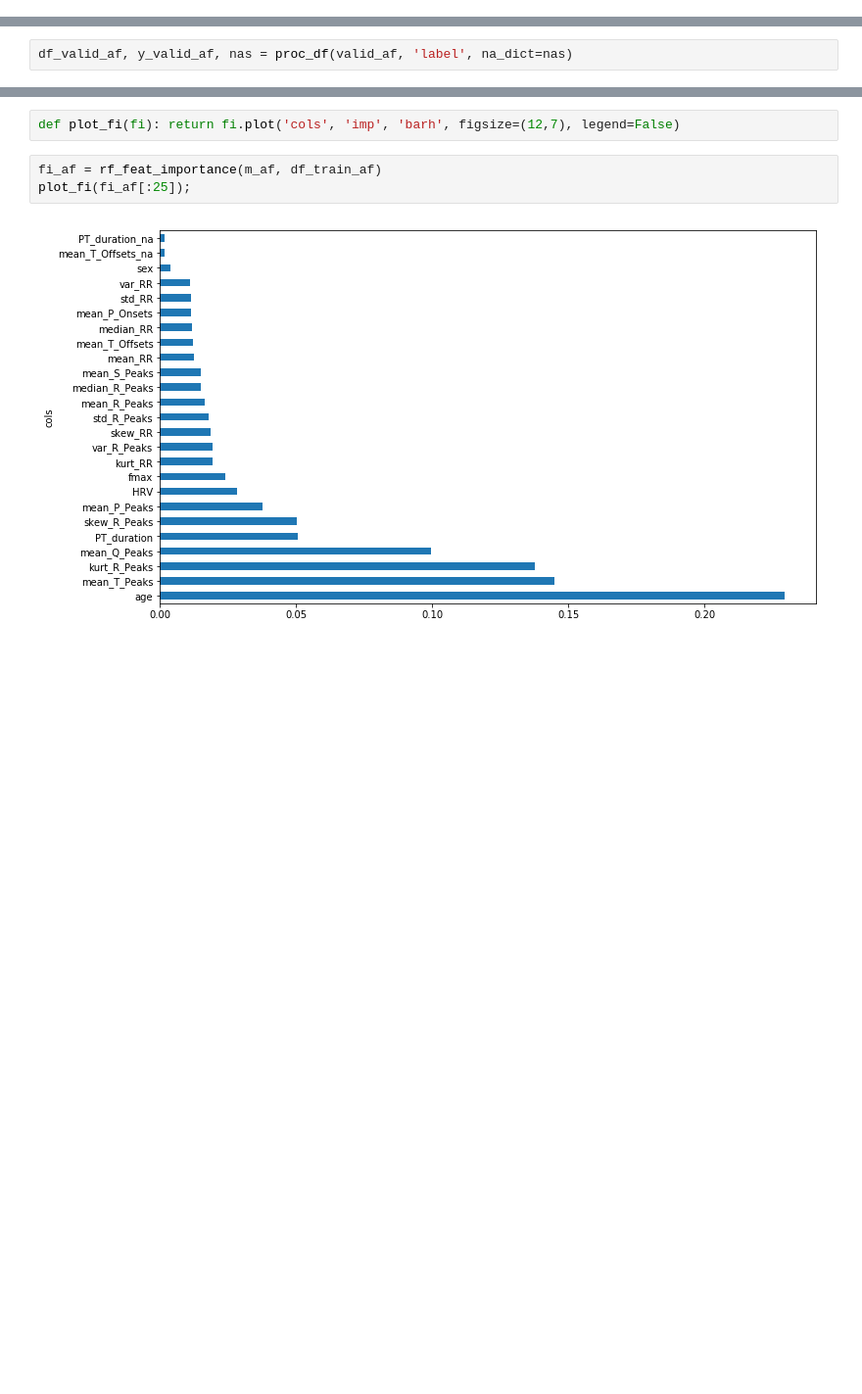
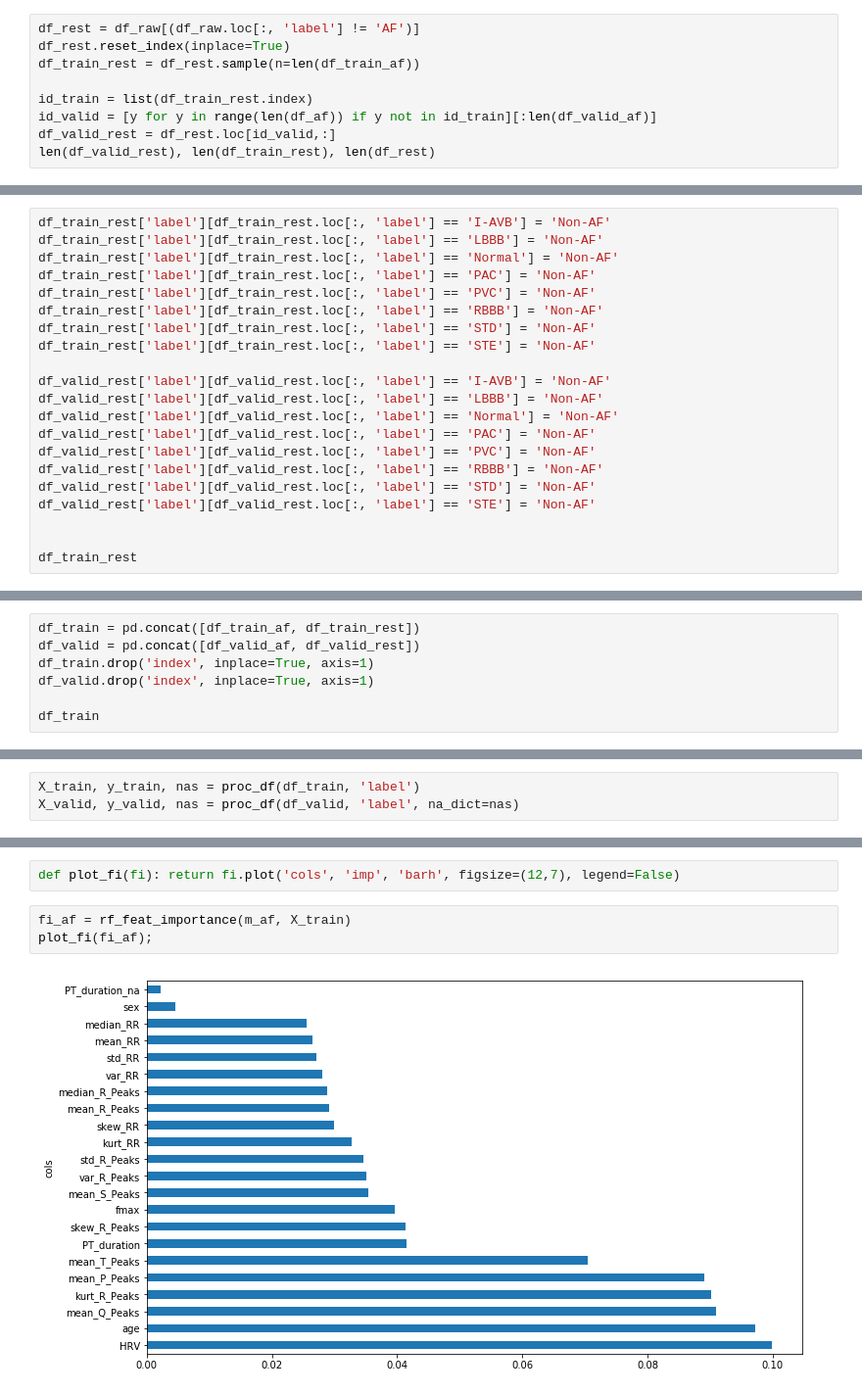
Before and after one commit to tomiambro/phys2020Classifier, a Jupyter notebook: AFDetection.ipynb, the cells around one changed output, grey strips where cells are left out. Shown: that part at 98% size. Saved outputs shown, nothing was run; the diff lists cells and outputs as text; blank space fills up the shorter version.

```diff
--- a/AFDetection.ipynb
+++ b/AFDetection.ipynb
@@ -77,0 +76,9 @@ def random_split(df, valid_size):
+# %%
+df_rest = df_raw[(df_raw.loc[:, 'label'] != 'AF')]
+df_rest.reset_index(inplace=True)
+df_train_rest = df_rest.sample(n=len(df_train_af))
+
+id_train = list(df_train_rest.index)
+id_valid = [y for y in range(len(df_af)) if y not in id_train][:len(df_valid_af)]
+df_valid_rest = df_rest.loc[id_valid,:]
+len(df_valid_rest), len(df_train_rest), len(df_rest)
@@ -77,0 +106,21 @@ def random_split(df, valid_size):
+# %%
+df_train_rest['label'][df_train_rest.loc[:, 'label'] == 'I-AVB'] = 'Non-AF'
+df_train_rest['label'][df_train_rest.loc[:, 'label'] == 'LBBB'] = 'Non-AF'
+df_train_rest['label'][df_train_rest.loc[:, 'label'] == 'Normal'] = 'Non-AF'
+df_train_rest['label'][df_train_rest.loc[:, 'label'] == 'PAC'] = 'Non-AF'
+df_train_rest['label'][df_train_rest.loc[:, 'label'] == 'PVC'] = 'Non-AF'
+df_train_rest['label'][df_train_rest.loc[:, 'label'] == 'RBBB'] = 'Non-AF'
+df_train_rest['label'][df_train_rest.loc[:, 'label'] == 'STD'] = 'Non-AF'
+df_train_rest['label'][df_train_rest.loc[:, 'label'] == 'STE'] = 'Non-AF'
+
+df_valid_rest['label'][df_valid_rest.loc[:, 'label'] == 'I-AVB'] = 'Non-AF'
+df_valid_rest['label'][df_valid_rest.loc[:, 'label'] == 'LBBB'] = 'Non-AF'
+df_valid_rest['label'][df_valid_rest.loc[:, 'label'] == 'Normal'] = 'Non-AF'
+df_valid_rest['label'][df_valid_rest.loc[:, 'label'] == 'PAC'] = 'Non-AF'
+df_valid_rest['label'][df_valid_rest.loc[:, 'label'] == 'PVC'] = 'Non-AF'
+df_valid_rest['label'][df_valid_rest.loc[:, 'label'] == 'RBBB'] = 'Non-AF'
+df_valid_rest['label'][df_valid_rest.loc[:, 'label'] == 'STD'] = 'Non-AF'
+df_valid_rest['label'][df_valid_rest.loc[:, 'label'] == 'STE'] = 'Non-AF'
+
+
+df_train_rest
@@ -77,0 +160,7 @@ def random_split(df, valid_size):
+# %%
+df_train = pd.concat([df_train_af, df_train_rest])
+df_valid = pd.concat([df_valid_af, df_valid_rest])
+df_train.drop('index', inplace=True, axis=1)
+df_valid.drop('index', inplace=True, axis=1)
+
+df_train
@@ -121,5 +214,6 @@ df_train_af, y_train_af, nas = proc_df(train_af, 'label')
 # %%
-df_valid_af, y_valid_af, nas = proc_df(valid_af, 'label', na_dict=nas)
+X_train, y_train, nas = proc_df(df_train, 'label')
+X_valid, y_valid, nas = proc_df(df_valid, 'label', na_dict=nas)
 # %%
 m_af = RandomForestClassifier(n_estimators=1000, min_samples_leaf=1, max_features='sqrt', n_jobs=7, oob_score=True)
 
@@ -133,8 +231,8 @@ Wall time: 2.13 s
 # %%
 def plot_fi(fi): return fi.plot('cols', 'imp', 'barh', figsize=(12,7), legend=False)
 # %%
-fi_af = rf_feat_importance(m_af, df_train_af)
-plot_fi(fi_af[:25]);
+fi_af = rf_feat_importance(m_af, X_train)
+plot_fi(fi_af);
 # %% [output]
-[figure, old version]
+[figure, new version]
 # %%
```
Also changed, not shown: parts of 37 cells of this notebook, 2 other files.
